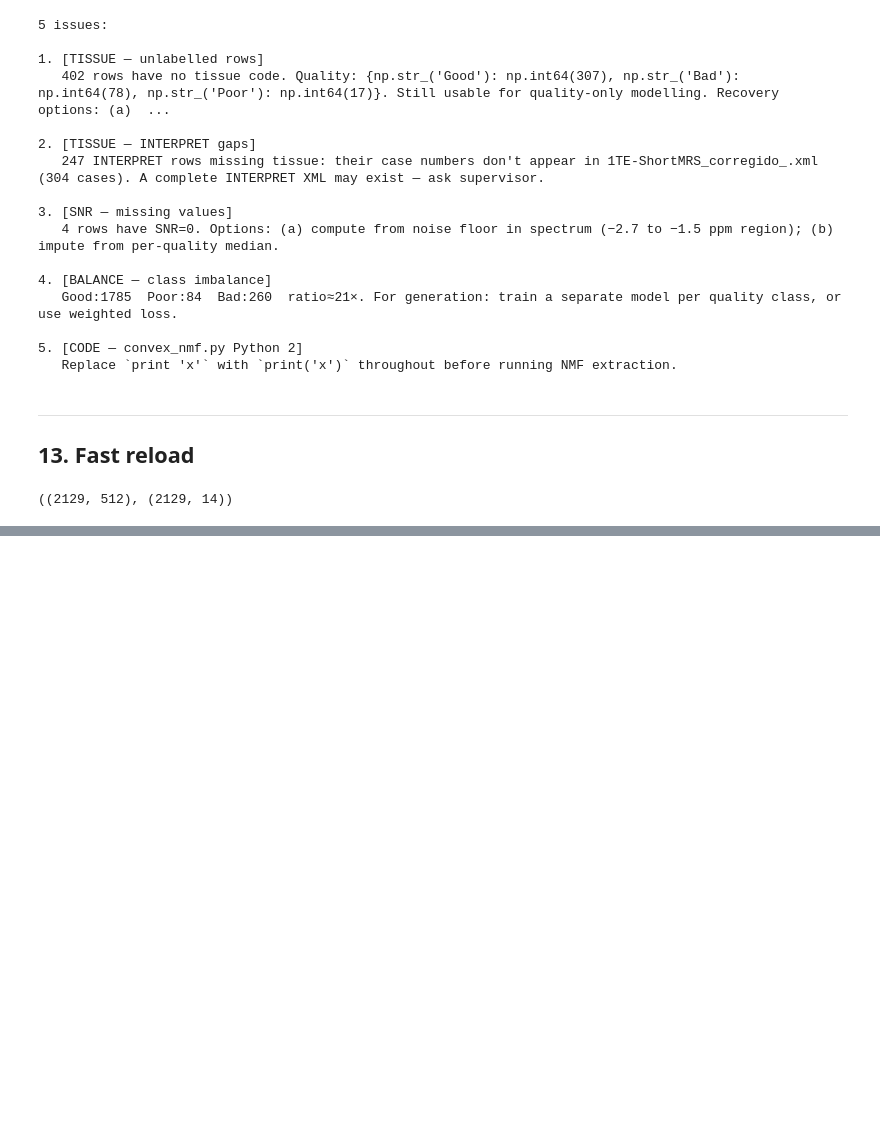
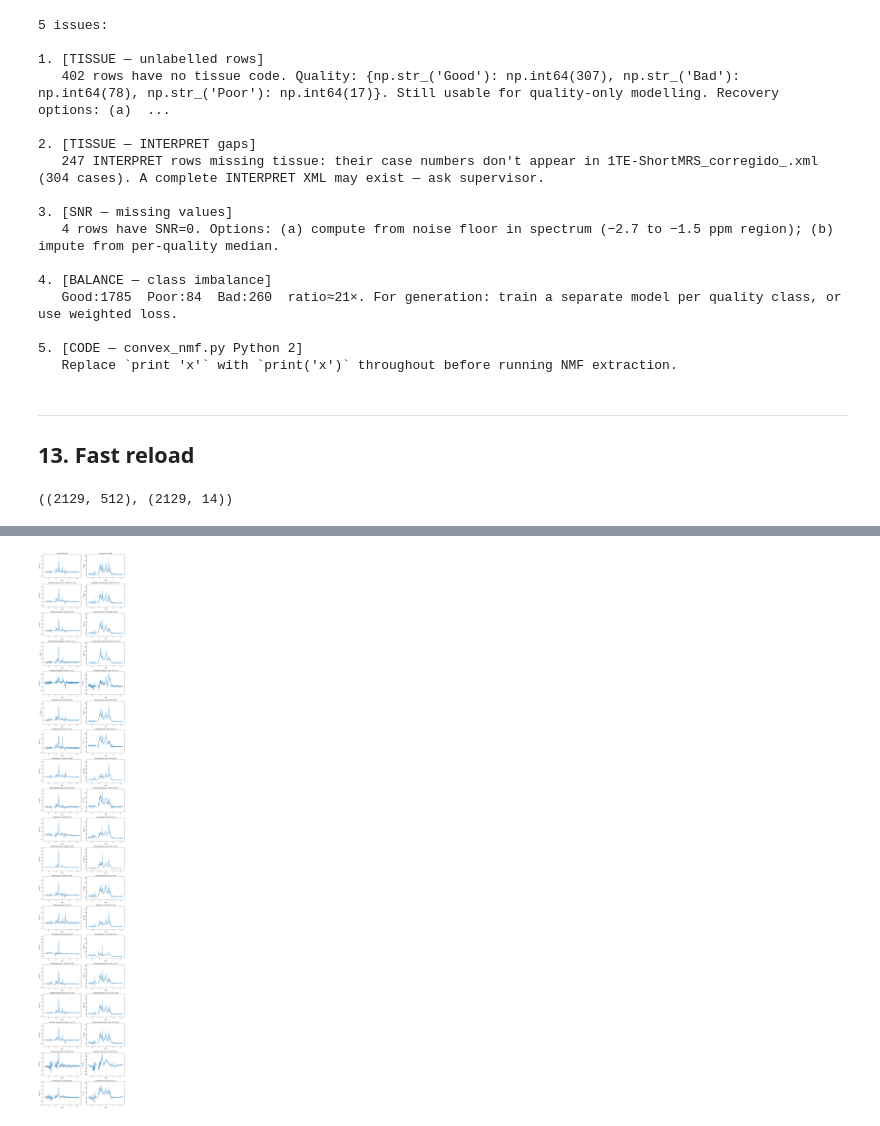
Before and after one commit to matthewjmccarthy/data_reconstruction_yani, a Jupyter notebook: dataset_construction.ipynb, the cells around one changed output, grey strips where cells are left out. Drawn from its saved outputs; the diff is of its cells as text; code cells hidden in the pictures; blank space fills up the shorter version.

```diff
--- a/dataset_construction.ipynb
+++ b/dataset_construction.ipynb
@@ -722,0 +702,85 @@ Pandas(Index=1338, case_id='et2415', exp_idx=0, snr=3.86705071146633, wbw=2.83,
+# %%
+import xml.etree.ElementTree as ET
+import numpy as np
+import matplotlib.pyplot as plt
+
+# ---- CONFIG ----
+xml_path = "etumour_consolidated.xml"  # <-- change this
+
+# ---- PARSE XML ----
+tree = ET.parse(xml_path)
+root = tree.getroot()
+
+data_by_class = {}
+
+for case in root.findall("Case"):
+    pathology = case.find("Pathology")
+    tissue = pathology.attrib["tissue_name"]
+
+    for spectrum in case.findall("Spectrum"):
+        echo = spectrum.attrib["echo_time"]  # <-- key addition
+
+        points = np.array(list(map(float, spectrum.find("Points").text.split())))
+        points = points[::-1]  # <-- fix
+
+
+        key = (tissue, echo)
+        data_by_class.setdefault(key, []).append(points)
+
+# ---- COMPUTE MEAN + STD ----
+stats = {}
+for tissue, spectra in data_by_class.items():
+    spectra = np.vstack(spectra)
+    stats[tissue] = {
+        "mean": spectra.mean(axis=0),
+        "std": spectra.std(axis=0),
+        "n": spectra.shape[0]
+    }
+
+# ---- PPM AXIS ----
+params = root.find(".//Parameters")
+ppm = np.linspace(
+    float(params.attrib["FirstPPM"]),
+    float(params.attrib["LastPPM"]),
+    int(params.attrib["PointsNumber"])
+)
+
+# ---- MULTIPLOT ----
+n_classes = len(stats)
+# ---- ORGANISE KEYS ----
+# stats keys are (tissue, echo)
+tissues = sorted(set([k[0] for k in stats.keys()]))
+
+te_order = ["long", "short"]  # <-- enforce LTE first
+
+nrows = len(tissues)
+ncols = 2
+
+fig, axes = plt.subplots(nrows, ncols, figsize=(12, 4 * nrows), squeeze=False)
+
+# ---- PLOT WITH CONTROLLED POSITIONS ----
+for i, tissue in enumerate(tissues):
+    for j, echo in enumerate(te_order):
+        ax = axes[i, j]
+
+        key = (tissue, echo)
+
+        if key not in stats:
+            fig.delaxes(ax)
+            continue
+
+        s = stats[key]
+        mean, std, n = s["mean"], s["std"], s["n"]
+
+        ax.plot(ppm, mean)
+        ax.fill_between(ppm, mean - std, mean + std, alpha=0.2)
+
+        ax.set_title(f"{tissue} | {echo} TE (n={n})")
+        ax.invert_xaxis()
+        ax.set_xlabel("PPM")
+        ax.set_ylabel("Intensity")
+
+plt.tight_layout()
+plt.show()
+# %% [output]
+[figure, added]
```
Also changed, not shown: parts of 4 cells of this notebook, 2 other files.
